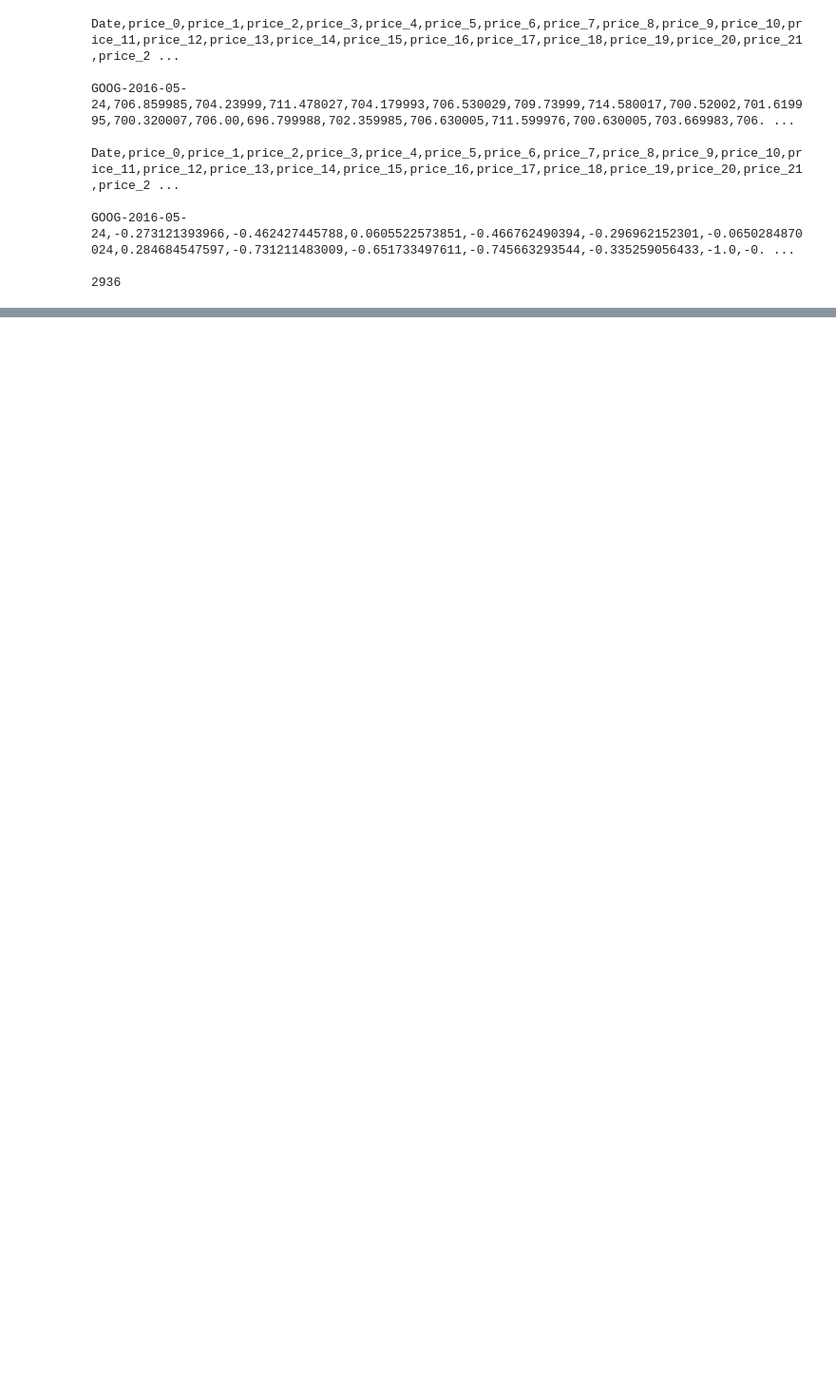
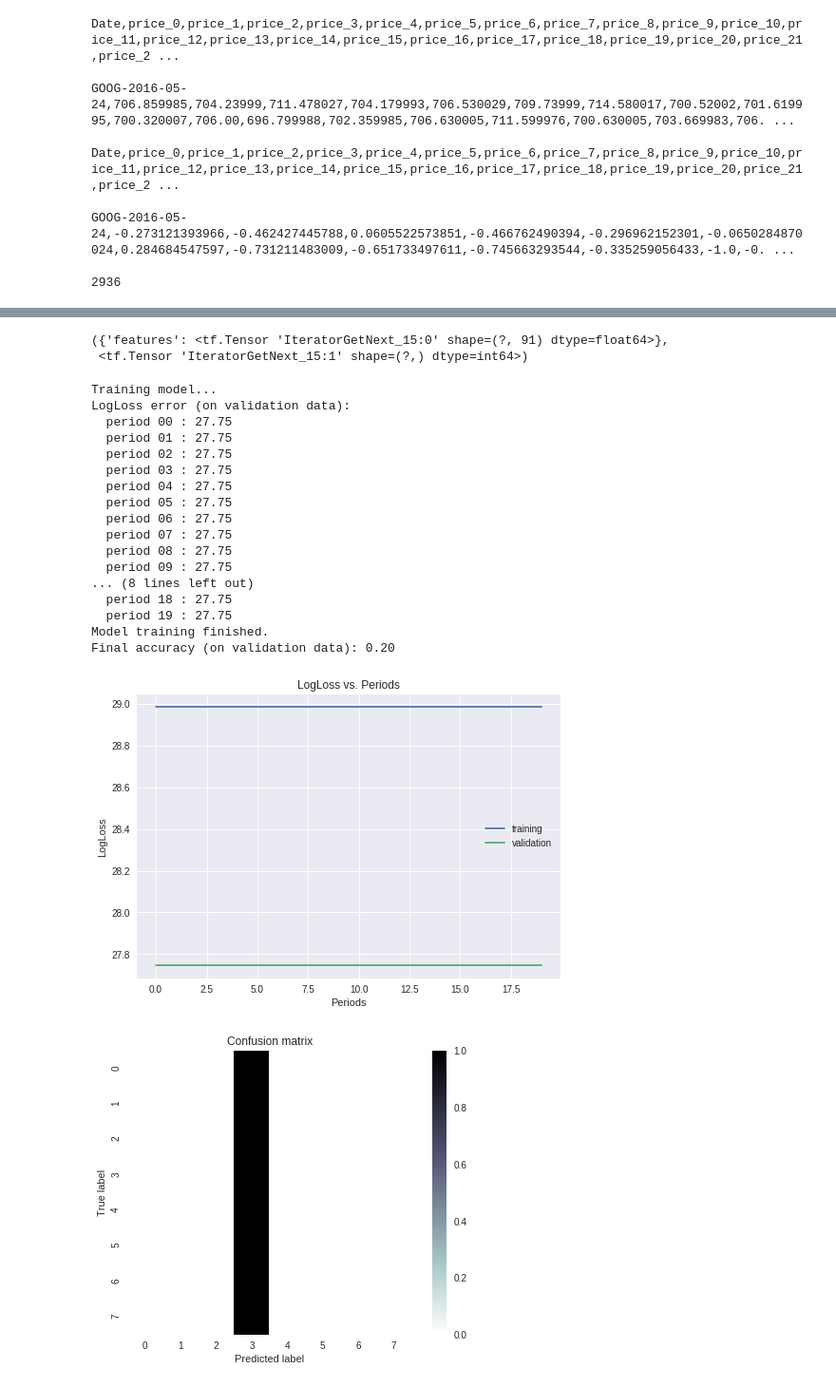
Before and after one commit to ccehshmily/learnDL, a Jupyter notebook: tfs_data_preprocess.ipynb, the cells around one changed output, grey strips where cells are left out. Shown: that part at 95% size. Saved outputs shown, nothing was run; the diff lists cells and outputs as text; code cells hidden in the pictures; blank space fills up the shorter version.

Commit message:
Plumb the basic model

```diff
--- a/tfs_data_preprocess.ipynb
+++ b/tfs_data_preprocess.ipynb
@@ -165,0 +212,3 @@ google_data.head(10)
+# %%
+validation_targets, validation_examples = parse_labels_and_features(google_data[1200:1500], price_lookback, volume_lookback, change_lookback)
+validation_examples.describe()
@@ -165,0 +234,42 @@ google_data.head(10)
+# %%
+def create_training_input_fn(features, labels, batch_size, num_epochs=None, shuffle=True):
+  def _input_fn(num_epochs=None, shuffle=True):
+    # Input pipelines are reset with each call to .train(). To ensure model
+    # gets a good sampling of data, even when number of steps is small, we
+    # shuffle all the data before creating the Dataset object
+    idx = np.random.permutation(features.index)
+    raw_features = {"features":features.reindex(idx)}
+    raw_targets = np.array(labels[idx])
+
+    ds = Dataset.from_tensor_slices((raw_features,raw_targets)) # warning: 2GB limit
+    ds = ds.batch(batch_size).repeat(num_epochs)
+
+    if shuffle:
+      ds = ds.shuffle(10000)
+
+    # Return the next batch of data.
+    feature_batch, label_batch = ds.make_one_shot_iterator().get_next()
+    return feature_batch, label_batch
+
+  return _input_fn
+
+# Validate method
+create_training_input_fn(training_examples, training_targets, 10)(5)
+# %% [output]
+({'features': <tf.Tensor 'IteratorGetNext_15:0' shape=(?, 91) dtype=float64>},
+ <tf.Tensor 'IteratorGetNext_15:1' shape=(?,) dtype=int64>)
+# %%
+def create_predict_input_fn(features, labels, batch_size):
+  def _input_fn():
+    raw_features = {"features": features.values}
+    raw_targets = np.array(labels)
+
+    ds = Dataset.from_tensor_slices((raw_features, raw_targets)) # warning: 2GB limit
+    ds = ds.batch(batch_size)
+
+
+    # Return the next batch of data.
+    feature_batch, label_batch = ds.make_one_shot_iterator().get_next()
+    return feature_batch, label_batch
+
+  return _input_fn
@@ -165,0 +415,34 @@ google_data.head(10)
+# %%
+classifier = train_nn_classification_model(
+    learning_rate=0.003,
+    regularization_strength=0.03,
+    steps=10000,
+    batch_size=70,
+    hidden_units=[50, 40, 30, 20, 10],
+    training_examples=training_examples,
+    training_targets=training_targets,
+    validation_examples=validation_examples,
+    validation_targets=validation_targets,
+    price_lookback=price_lookback,
+    volume_lookback=volume_lookback,
+    change_lookback=change_lookback)
+# %% [output]
+Training model...
+LogLoss error (on validation data):
+  period 00 : 27.75
+  period 01 : 27.75
+  period 02 : 27.75
+  period 03 : 27.75
+  period 04 : 27.75
+  period 05 : 27.75
+  period 06 : 27.75
+  period 07 : 27.75
+  period 08 : 27.75
+  period 09 : 27.75
+... (8 lines left out)
+  period 18 : 27.75
+  period 19 : 27.75
+Model training finished.
+Final accuracy (on validation data): 0.20
+[figure, added]
+[figure, added]
```
Also changed, not shown: parts of 12 cells of this notebook.
